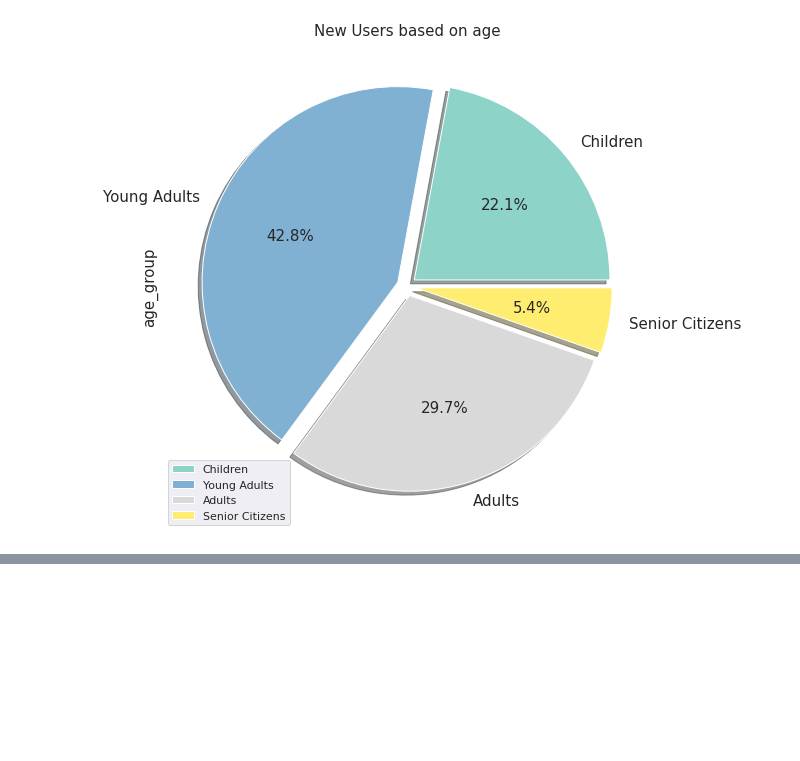
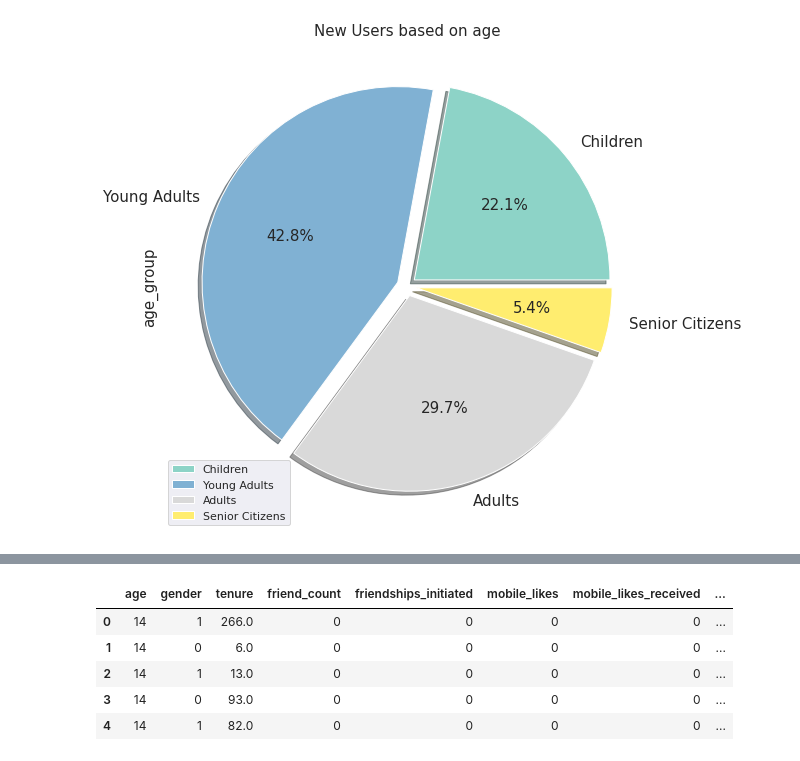
Before and after one commit to hasanfarhan33/colabCodes, a Jupyter notebook: Facebook_Data_Analysis.ipynb, the cells around one changed output, grey strips where cells are left out. Drawn from its saved outputs; the diff is of its cells as text; code cells hidden in the pictures; blank space fills up the shorter version.

```diff
--- a/Facebook_Data_Analysis.ipynb
+++ b/Facebook_Data_Analysis.ipynb
@@ -551,0 +601,9 @@ Text(0, 0.5, 'age_group')
+# %%
+new_data.head()
+# %% [output]
+|  | age | gender | tenure | friend_count | friendships_initiated | mobile_likes | mobile_likes_received | ... |
+| 0 | 14 | 1 | 266.0 | 0 | 0 | 0 | 0 | ... |
+| 1 | 14 | 0 | 6.0 | 0 | 0 | 0 | 0 | ... |
+| 2 | 14 | 1 | 13.0 | 0 | 0 | 0 | 0 | ... |
+| 3 | 14 | 0 | 93.0 | 0 | 0 | 0 | 0 | ... |
+| 4 | 14 | 1 | 82.0 | 0 | 0 | 0 | 0 | ... |
```
Also changed, not shown: parts of 20 cells of this notebook.
